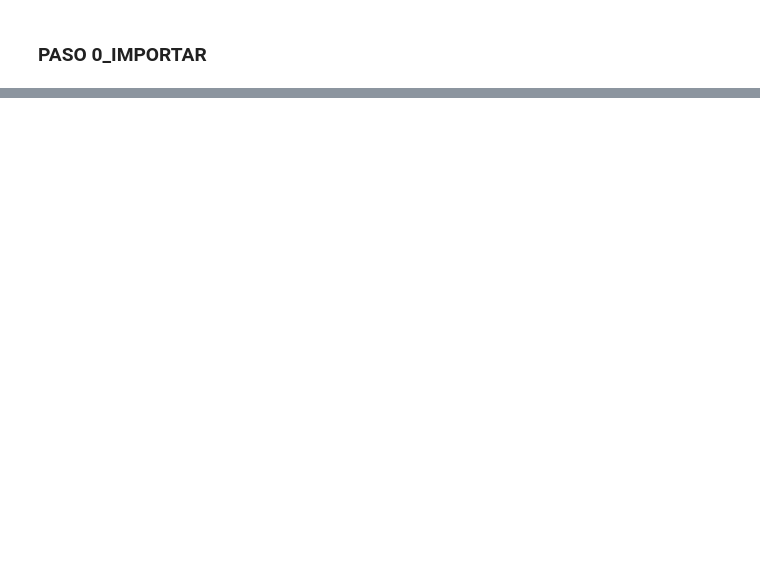
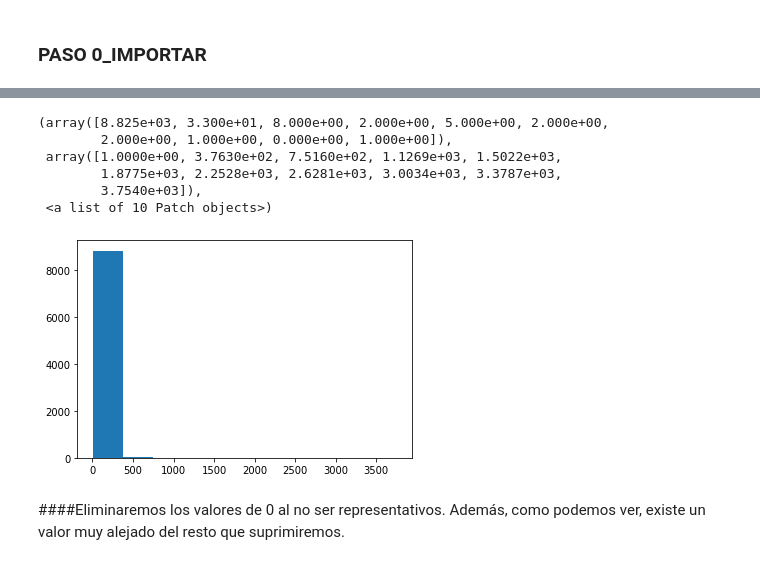
Before and after one commit to jabrio/EDEM_Exercises_Statistics_Python, a Jupyter notebook: PEP_Grupo01.ipynb, the cells around one changed output, grey strips where cells are left out. Cells and saved outputs as stored; diff of their text form; code cells hidden in the pictures; blank space fills up the shorter version.

```diff
--- a/PEP_Grupo01.ipynb
+++ b/PEP_Grupo01.ipynb
@@ -29,0 +189,13 @@ SyntaxError: ignored
+# %%
+adr.describe()
+plt.hist(adr)
+# %% [output]
+(array([8.825e+03, 3.300e+01, 8.000e+00, 2.000e+00, 5.000e+00, 2.000e+00,
+        2.000e+00, 1.000e+00, 0.000e+00, 1.000e+00]),
+ array([1.0000e+00, 3.7630e+02, 7.5160e+02, 1.1269e+03, 1.5022e+03,
+        1.8775e+03, 2.2528e+03, 2.6281e+03, 3.0034e+03, 3.3787e+03,
+        3.7540e+03]),
+ <a list of 10 Patch objects>)
+[figure, added]
+# %% [markdown]
+####Eliminaremos los valores de 0 al no ser representativos. Además, como podemos ver, existe un valor muy alejado del resto que suprimiremos.
```
Also changed, not shown: parts of 48 cells of this notebook.
